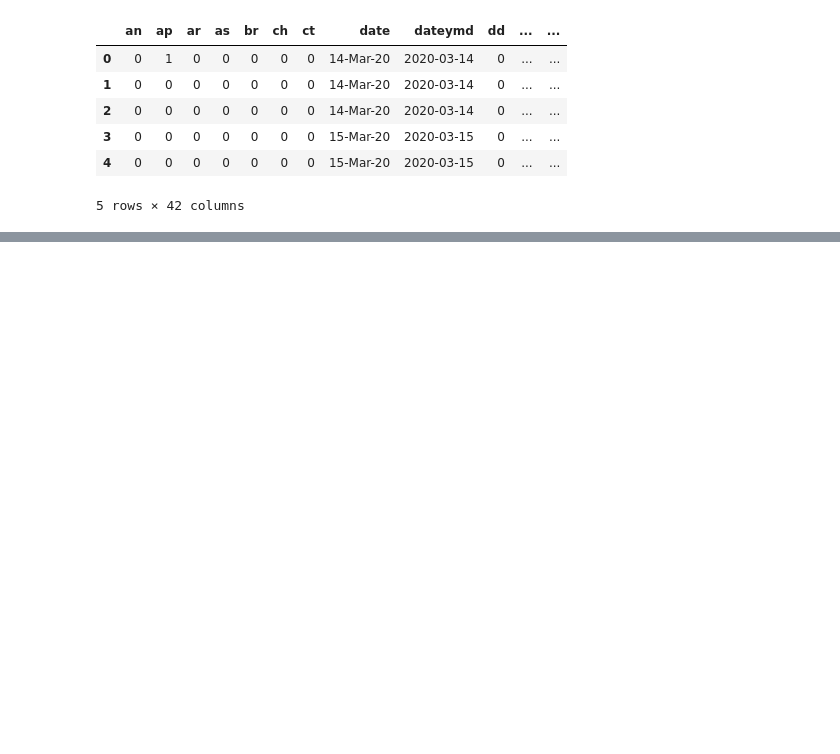
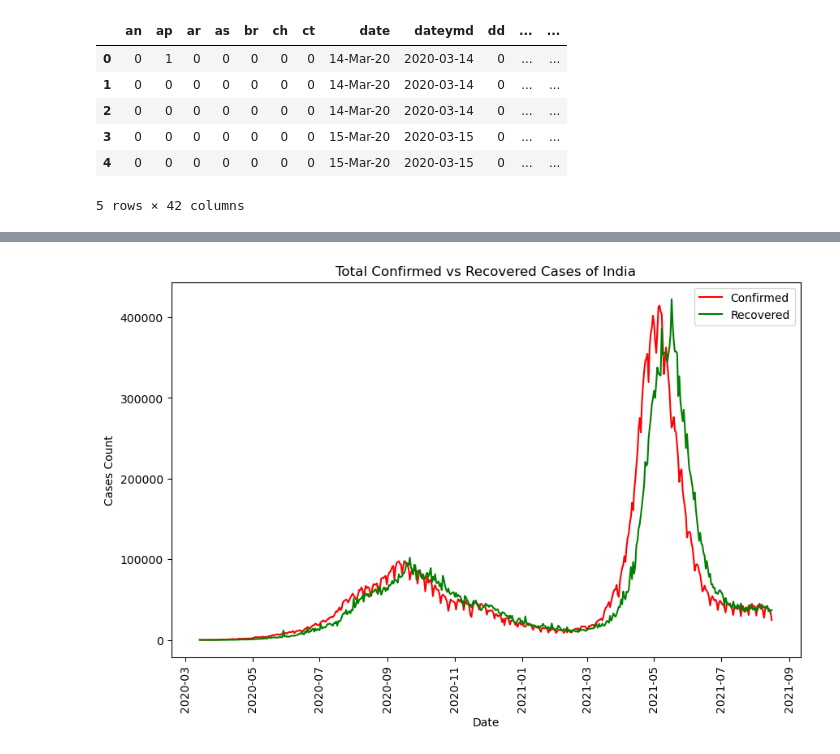
Before and after one commit to brainmentorspvtltd/DU_ShivajiCollege, a Jupyter notebook: CovidAnalysis.ipynb, the cells around one changed output, grey strips where cells are left out. Cells and saved outputs as stored; diff of their text form; code cells hidden in the pictures; blank space fills up the shorter version.

```diff
--- a/CovidAnalysis.ipynb
+++ b/CovidAnalysis.ipynb
@@ -25,0 +59,12 @@ states.head()
+# %%
+plt.figure(figsize=(10,6))
+plt.title("Total Confirmed vs Recovered Cases of India")
+plt.plot(confirmed_df['dateymd'], confirmed_df['tt'], label='Confirmed', color='red')
+plt.plot(recovered_df['dateymd'], recovered_df['tt'], label='Recovered', color='green')
+plt.xlabel("Date")
+plt.legend()
+plt.ylabel("Cases Count")
+plt.xticks(rotation='vertical')
+plt.show()
+# %% [output]
+[figure, added]
```
Also changed, not shown: parts of 8 cells of this notebook, 5 other files.
